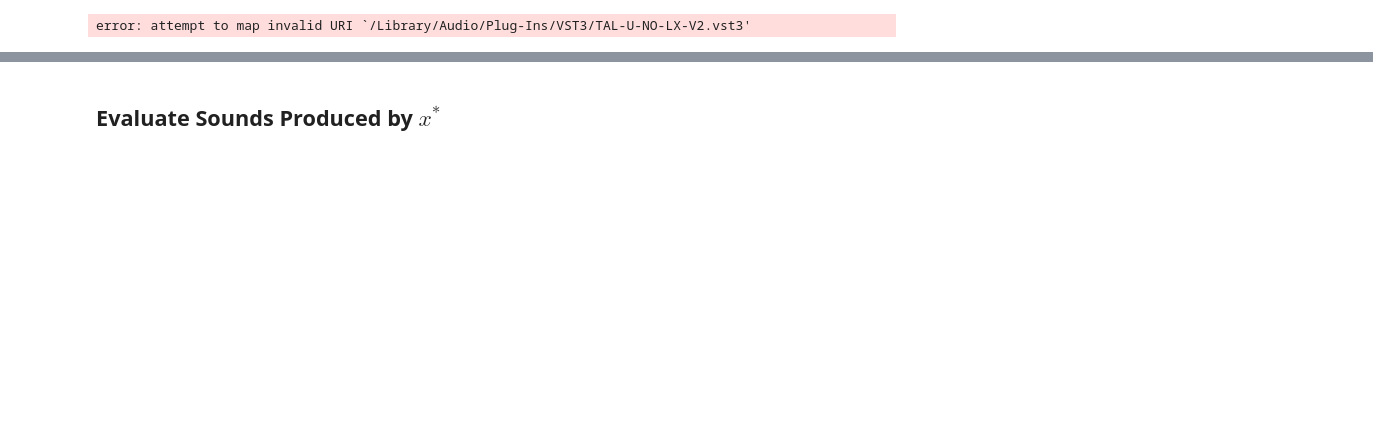
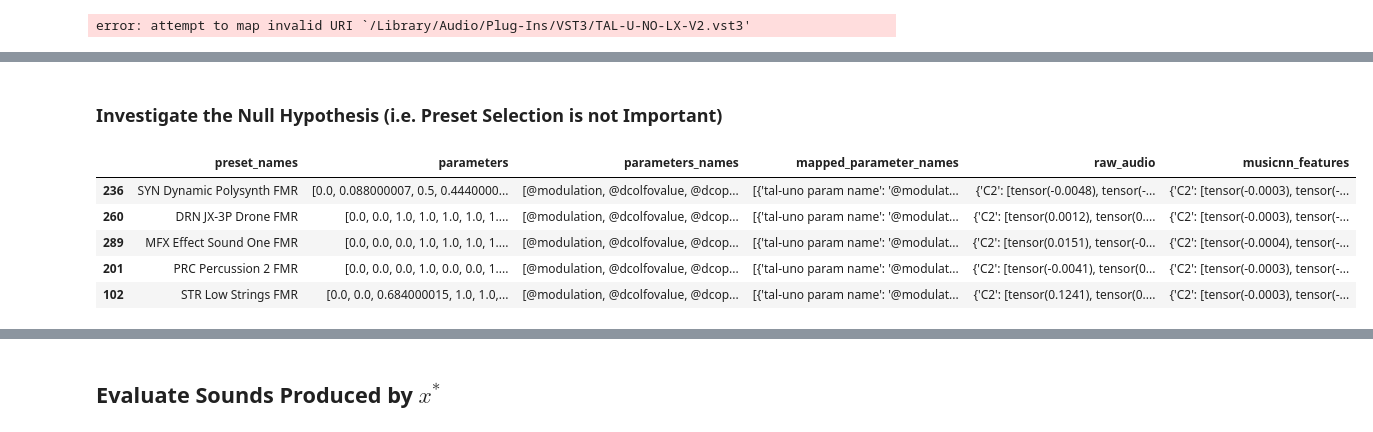
Before and after one commit to malekinho8/gass, a Jupyter notebook: genetic-algorithm/ga-bill-evans-test.ipynb, the cells around one changed output, grey strips where cells are left out. Drawn from its saved outputs; the diff is of its cells as text; code cells hidden in the pictures; blank space fills up the shorter version.

```diff
--- a/genetic-algorithm/ga-bill-evans-test.ipynb
+++ b/genetic-algorithm/ga-bill-evans-test.ipynb
@@ -175,0 +260,13 @@ x_star = optimize_preset_with_ga_mfcc(top_preset_path,plugin,engine,target_mfcc,
+# %% [markdown]
+### Investigate the Null Hypothesis (i.e. Preset Selection is not Important)
+# %%
+# select 10 random preset rows from the dataset
+random_preset_rows = dataset.sample(10)
+random_preset_rows.head()
+# %% [output]
+|  | preset_names | parameters | parameters_names | mapped_parameter_names | raw_audio | musicnn_features |
+| 236 | SYN Dynamic Polysynth FMR | [0.0, 0.088000007, 0.5, 0.4440000... | [@modulation, @dcolfovalue, @dcop... | [{'tal-uno param name': '@modulat... | {'C2': [tensor(-0.0048), tensor(-... | {'C2': [tensor(-0.0003), tensor(-... |
+| 260 | DRN JX-3P Drone FMR | [0.0, 0.0, 1.0, 1.0, 1.0, 1.0, 1.... | [@modulation, @dcolfovalue, @dcop... | [{'tal-uno param name': '@modulat... | {'C2': [tensor(0.0012), tensor(0.... | {'C2': [tensor(-0.0003), tensor(-... |
+| 289 | MFX Effect Sound One FMR | [0.0, 0.0, 0.0, 1.0, 1.0, 1.0, 1.... | [@modulation, @dcolfovalue, @dcop... | [{'tal-uno param name': '@modulat... | {'C2': [tensor(0.0151), tensor(-0... | {'C2': [tensor(-0.0004), tensor(-... |
+| 201 | PRC Percussion 2 FMR | [0.0, 0.0, 0.0, 1.0, 0.0, 0.0, 1.... | [@modulation, @dcolfovalue, @dcop... | [{'tal-uno param name': '@modulat... | {'C2': [tensor(-0.0041), tensor(0... | {'C2': [tensor(-0.0003), tensor(-... |
+| 102 | STR Low Strings FMR | [0.0, 0.0, 0.684000015, 1.0, 1.0,... | [@modulation, @dcolfovalue, @dcop... | [{'tal-uno param name': '@modulat... | {'C2': [tensor(0.1241), tensor(0.... | {'C2': [tensor(-0.0003), tensor(-... |
```
Also changed, not shown: parts of 31 cells of this notebook, 2 other files.
